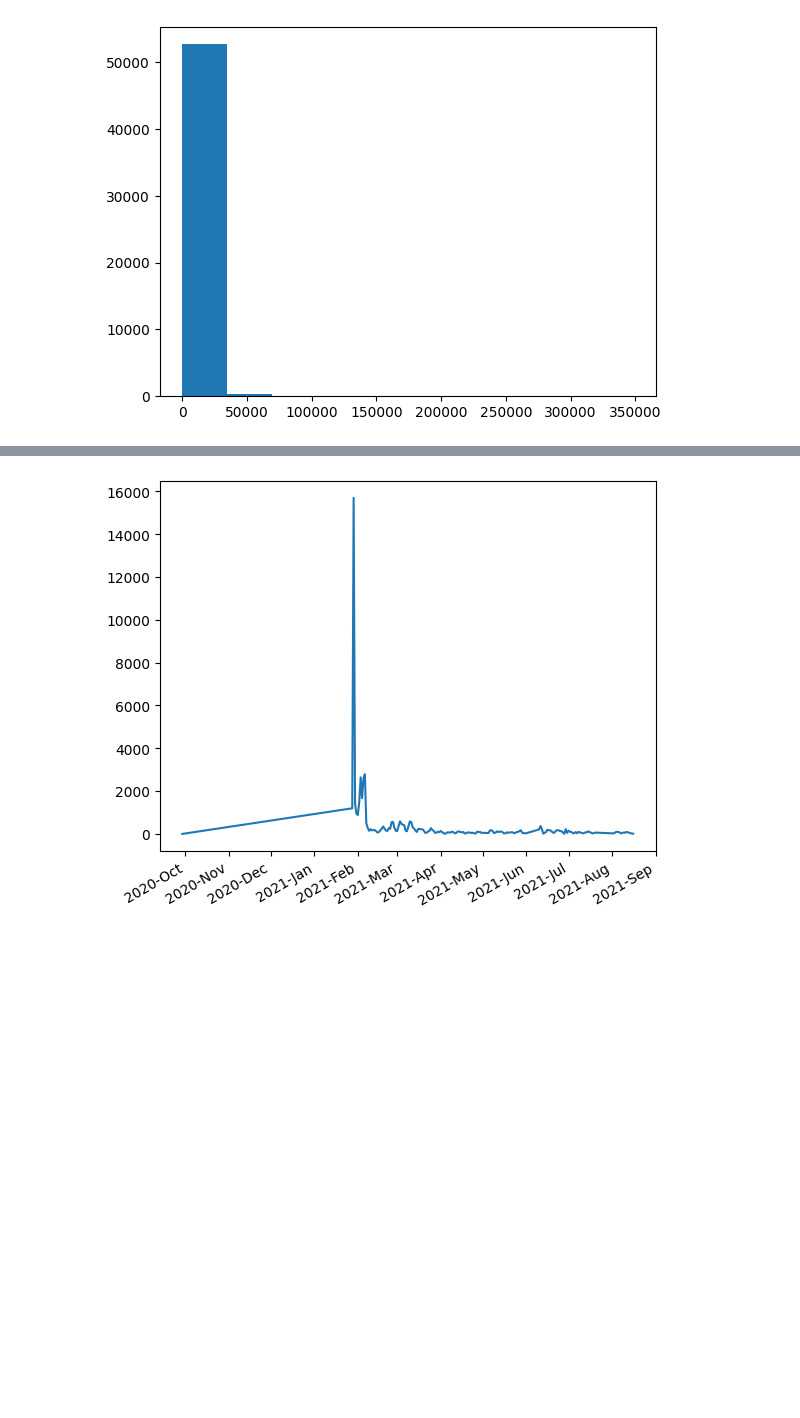
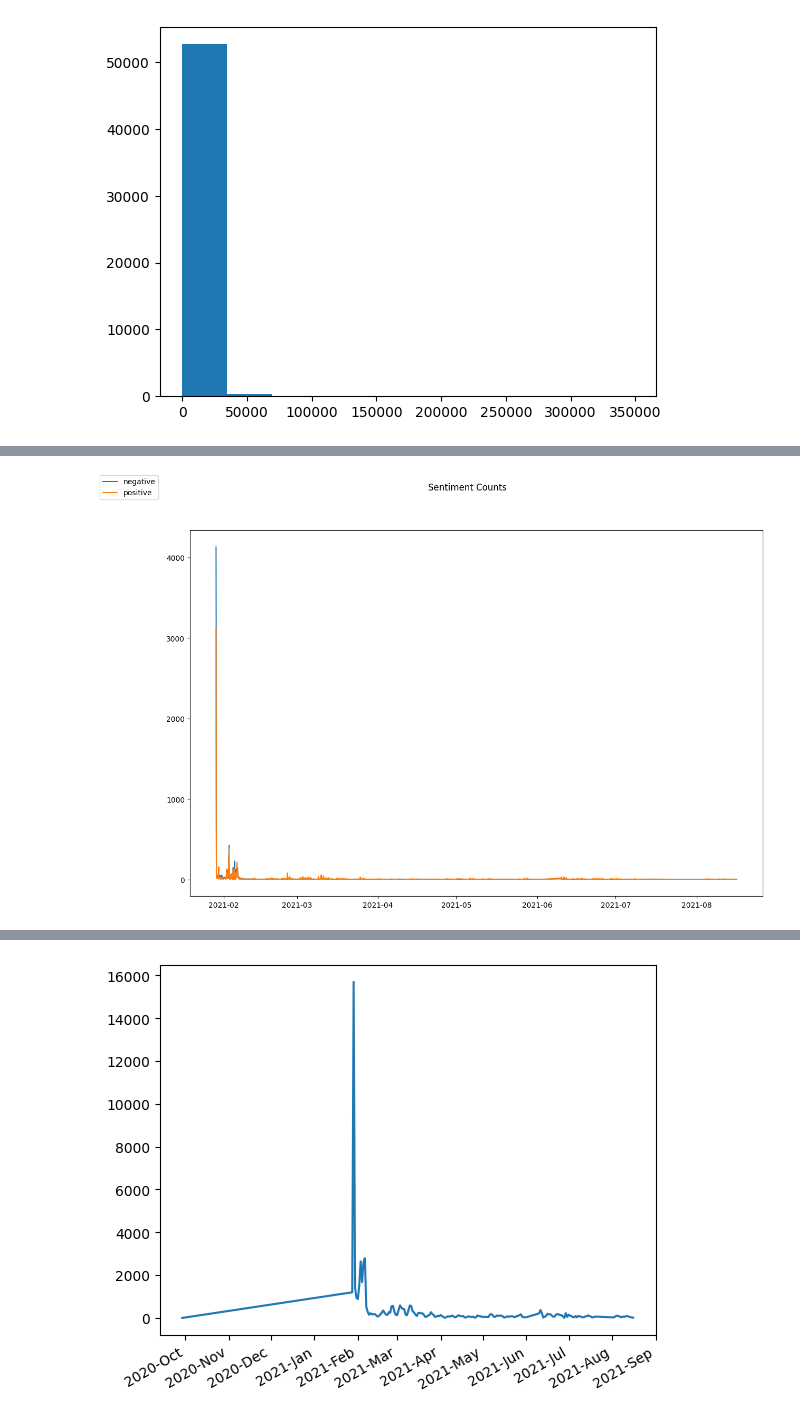
Before and after one commit to MadNietzsche/reddit_sentiment_wsb, a Jupyter notebook: notebooks/03-eda-sentiment.py.ipynb, the cells around one changed output, grey strips where cells are left out. Cells and saved outputs as stored; diff of their text form; code cells hidden in the pictures; blank space fills up the shorter version.

```diff
--- a/notebooks/03-eda-sentiment.py.ipynb
+++ b/notebooks/03-eda-sentiment.py.ipynb
@@ -47,0 +159,14 @@ for label in ax.get_xticklabels(which='major'):
+# %%
+sent_date = df_posts.groupby(['hour_day', 'sent_label']).size().to_frame('size').reset_index()\
+            .pivot(index='hour_day',columns='sent_label', values='size').reset_index().fillna('0')
+
+sent_date[['negative', 'positive']] = sent_date[['negative', 'positive']].astype('int32')
+
+fig, ax = plt.subplots(1, 1)
+for col in ['negative', 'positive']:
+    ax.plot(sent_date['hour_day'], sent_date[col], label=col)
+
+fig.legend(loc='upper left')
+fig.suptitle('Sentiment Counts');
+# %% [output]
+[figure, added]
```
Also changed, not shown: parts of 21 cells of this notebook.
